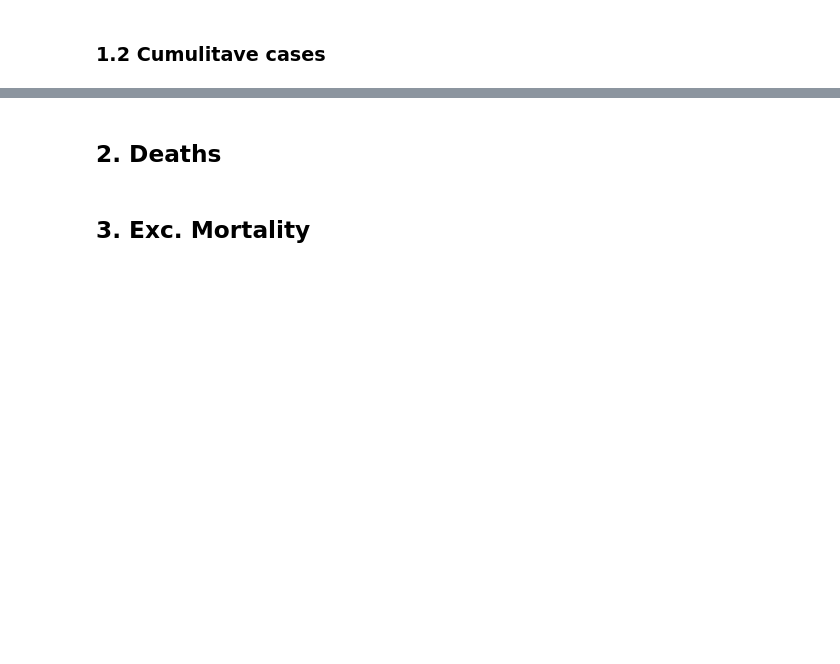
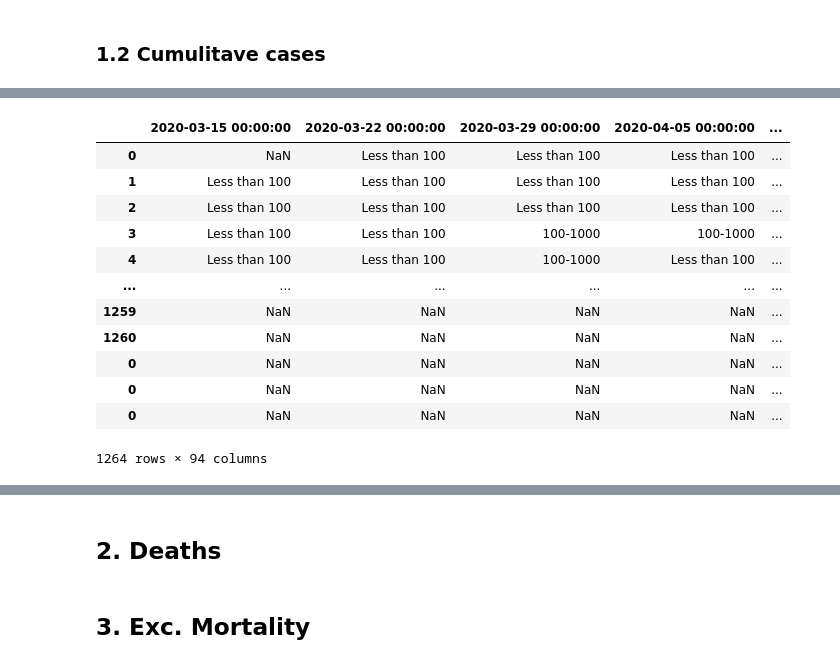
Before and after one commit to l5d1l5/ESPON-DATA, a Jupyter notebook: 03_Figures/01_Animated Maps/Code.ipynb, the cells around one changed output, grey strips where cells are left out. Saved outputs shown, nothing was run; the diff lists cells and outputs as text; code cells hidden in the pictures; blank space fills up the shorter version.

```diff
--- a/03_Figures/01_Animated Maps/Code.ipynb
+++ b/03_Figures/01_Animated Maps/Code.ipynb
@@ -194,0 +243,16 @@ f.close()
+# %%
+cumsum_cases
+# %% [output]
+|  | 2020-03-15 00:00:00 | 2020-03-22 00:00:00 | 2020-03-29 00:00:00 | 2020-04-05 00:00:00 | ... |
+| 0 | NaN | Less than 100 | Less than 100 | Less than 100 | ... |
+| 1 | Less than 100 | Less than 100 | Less than 100 | Less than 100 | ... |
+| 2 | Less than 100 | Less than 100 | Less than 100 | Less than 100 | ... |
+| 3 | Less than 100 | Less than 100 | 100-1000 | 100-1000 | ... |
+| 4 | Less than 100 | Less than 100 | 100-1000 | Less than 100 | ... |
+| ... | ... | ... | ... | ... | ... |
+| 1259 | NaN | NaN | NaN | NaN | ... |
+| 1260 | NaN | NaN | NaN | NaN | ... |
+| 0 | NaN | NaN | NaN | NaN | ... |
+| 0 | NaN | NaN | NaN | NaN | ... |
+| 0 | NaN | NaN | NaN | NaN | ... |
+1264 rows × 94 columns
```
Also changed, not shown: parts of 17 cells of this notebook, 21 other files.
